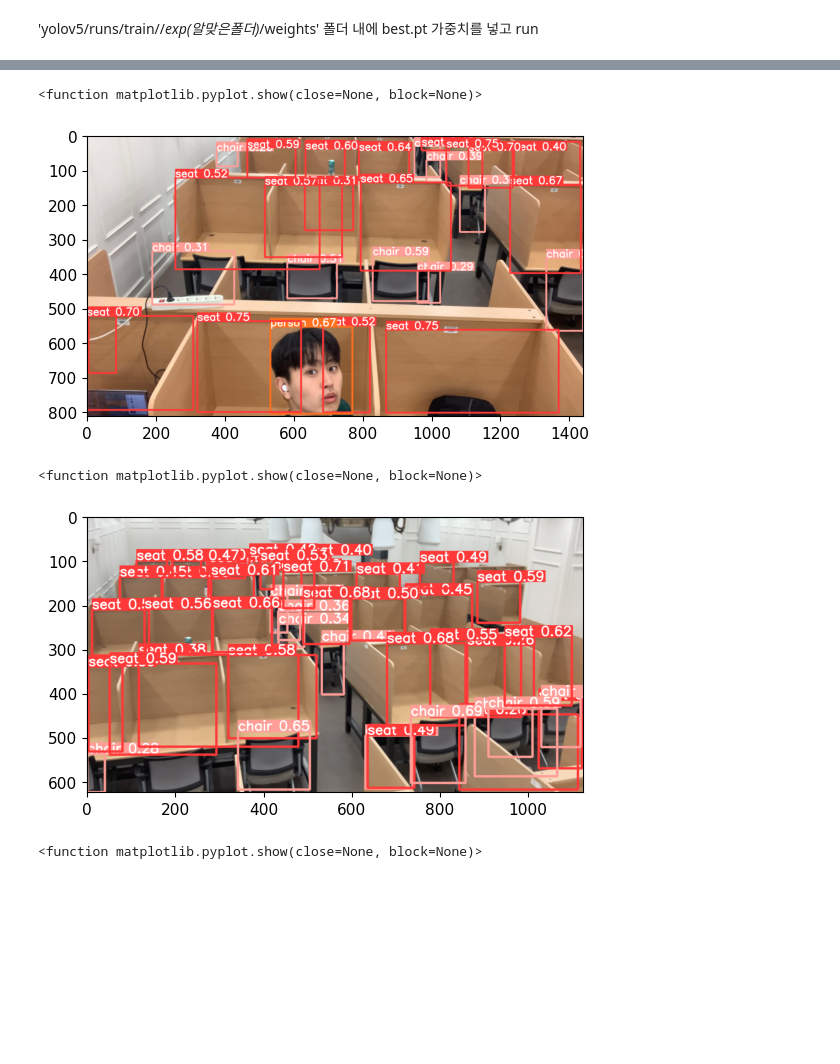
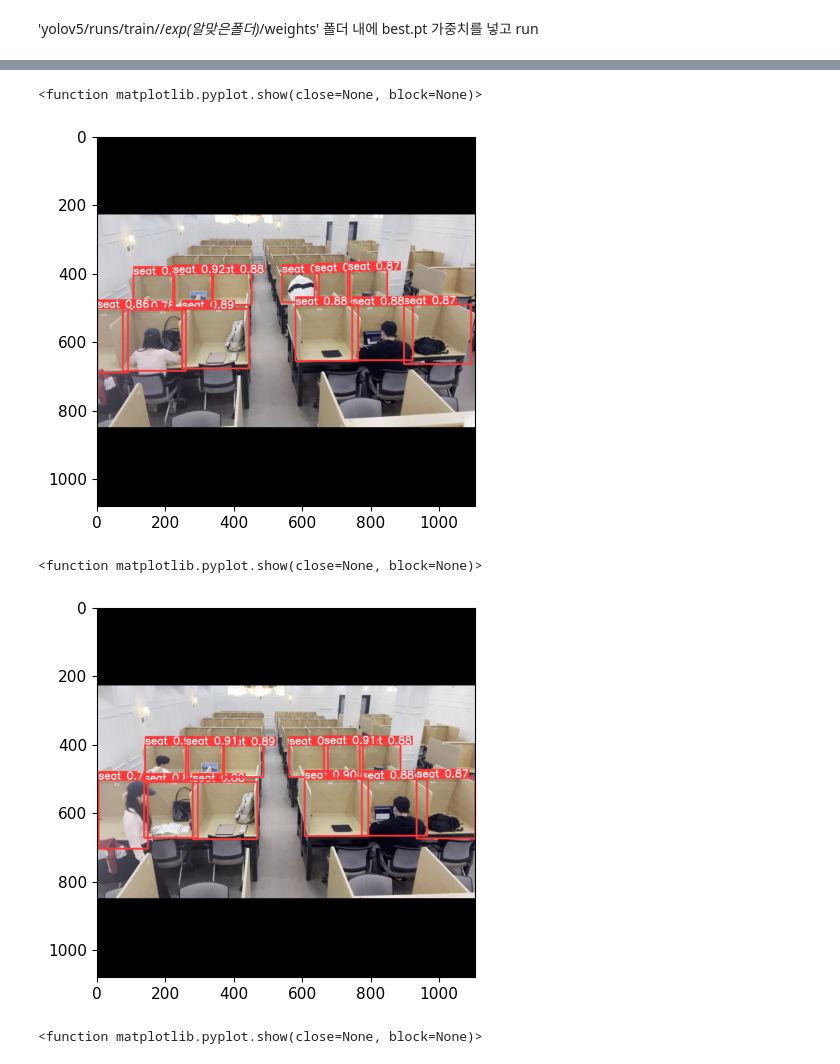
Before and after one commit to LibraryDetection/data_analysis, a Jupyter notebook: model_testing/model_testing.ipynb, the cells around one changed output, grey strips where cells are left out. Drawn from its saved outputs; the diff is of its cells as text; code cells hidden in the pictures; blank space fills up the shorter version.

```diff
--- a/model_testing/model_testing.ipynb
+++ b/model_testing/model_testing.ipynb
@@ -98,21 +97,21 @@ Adding AutoShape...
 # %%
 %matplotlib inline
 
-det = 'tests/test2.jpg'
+det = 'tests/test.jpg'
 results = model(det)
 plt.imshow(np.squeeze(results.render()))
 plt.show
 # %% [output]
 <function matplotlib.pyplot.show(close=None, block=None)>
-[figure, old version]
+[figure, new version]
 # %%
-det = 'tests/test1.jpg'
+det = 'tests/000061.jpg'
 results = model(det)
 plt.imshow(np.squeeze(results.render()))
 plt.show
 # %% [output]
 <function matplotlib.pyplot.show(close=None, block=None)>
-[figure, old version]
+[figure, new version]
 # %%
 det = 'tests/test3.jpg'
 results = model(det)
```
Also changed, not shown: parts of 3 cells of this notebook, 3 other files.
